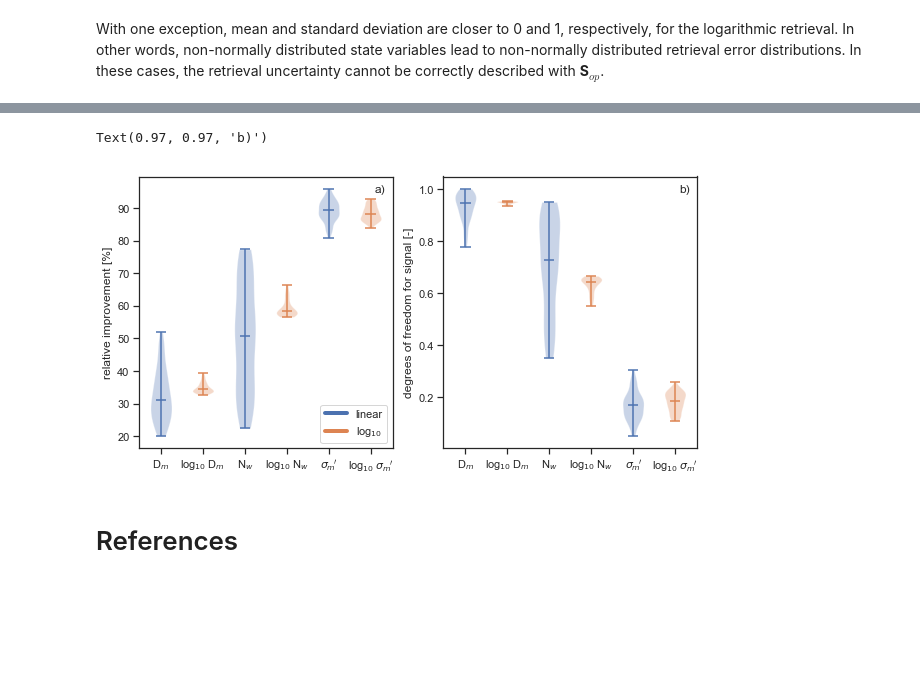
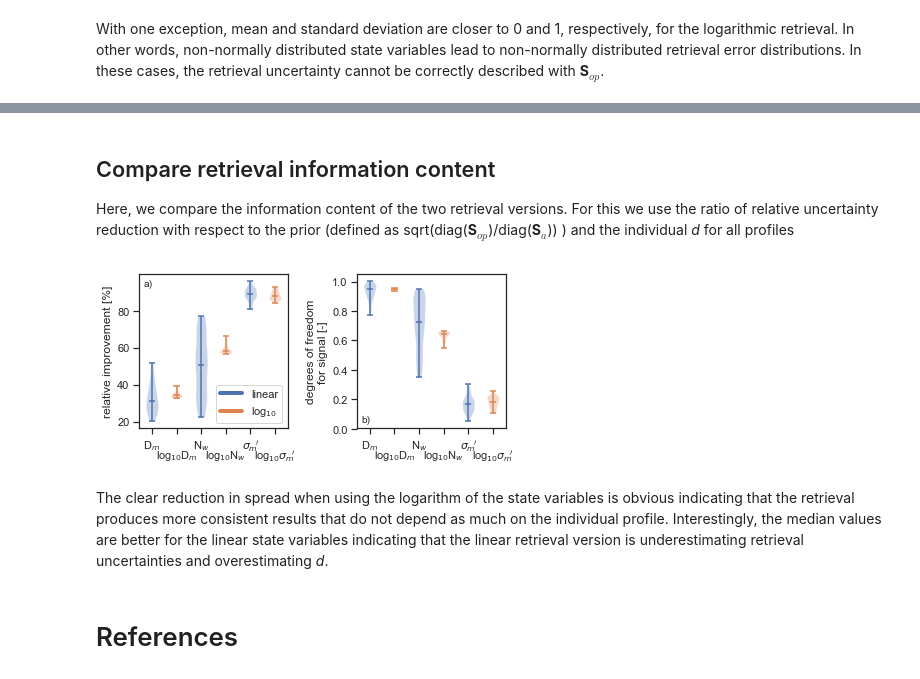
Before and after one commit to maahn/pyOptimalEstimation_examples, a Jupyter notebook: Supplement B - DSD retrieval.ipynb, the cells around one changed output, grey strips where cells are left out. Saved outputs shown, nothing was run; the diff lists cells and outputs as text; code cells hidden in the pictures; blank space fills up the shorter version.

Commit message:
Manuscript version 20200130a & clean up

```diff
--- a/Supplement B - DSD retrieval.ipynb
+++ b/Supplement B - DSD retrieval.ipynb
@@ -81,7 +76,9 @@ reload(supporting_routines)
 
 In order to load the required prior data set, we load the Huntsville data set of Williams et al. (2014) from a netCDF file using xarray:
 # %%
-rainDat = xr.open_dataset('data/huntsville_parameters.nc')[['Dm','Nw','Smprime']]
+rainDat = xr.open_dataset('data/huntsville_parameters.nc')[[
+    'Dm', 'Nw', 'Smprime'
+]]
 # %% [markdown]
 and add logarithmic variables with
 # %%
@@ -131,18 +128,16 @@ for kk in range(3):
     ]):
 
         x_var = x_vars[kk]
-        data = (rainDat_training[x_var] - np.mean(rainDat_training[x_var])) / np.std(rainDat_training[x_var] )
+        data = (rainDat_training[x_var] - np.mean(
+            rainDat_training[x_var])) / np.std(rainDat_training[x_var])
         (osm, osr), (slope, intercept, r) = stats.probplot(
-            data,
-            dist="norm",
-            plot=sps[kk, ii],
-            fit=True,
-            rvalue=False)
+            data, dist="norm", plot=sps[kk, ii], fit=True, rvalue=False)
 
         sps[kk, ii].set_title('')
         if kk == 0:
-            sps[kk, ii].set_title('%s) Prior data set: %s $\mathbf{x}$'%(abc[ii], x_name), loc='left')
-
+            sps[kk, ii].set_title(
+                '%s) Prior data set: %s $\mathbf{x}$' % (abc[ii], x_name),
+                loc='left')
 
         sps[kk, ii].text(
             0.05,
@@ -162,5 +157,4 @@ for kk in range(3):
         jj += 1
 
 fig.subplots_adjust(hspace=0)
-# fig.savefig('Figure4.1.pdf')
 # %% [output]
@@ -606,7 +634,10 @@ for yy, key in enumerate(resultsOE.keys()):
 
         sps[kk, yy].set_title('')
         if kk == 0:
-            sps[kk, yy].set_title('%s) Posterior data set: %s $\mathbf{x}$'%(abc[yy+2], key.split(' ')[0]), loc='left')
+            sps[kk, yy].set_title(
+                '%s) Posterior data set: %s $\mathbf{x}$' %
+                (abc[yy + 2], key.split(' ')[0]),
+                loc='left')
 
         sps[kk, yy].text(
             0.95,
@@ -617,7 +648,6 @@ for yy, key in enumerate(resultsOE.keys()):
             verticalalignment='bottom',
             transform=sps[kk, yy].transAxes)
 
-
         if kk < 2:
             sps[kk, yy].set_xlabel("")
         sps[kk, yy].set_ylabel("")
@@ -625,7 +655,6 @@ for yy, key in enumerate(resultsOE.keys()):
         jj += 1
 
 fig.subplots_adjust(hspace=0)
-fig.savefig('Figure4.2.pdf')
 # %% [output]
 Linear ZW Dm 0.07109275362752564 0.7016137474506298
 Linear ZW Nw -0.2303709216476416 0.6794944463667899
@@ -676,44 +668,53 @@ dat
+# %% [markdown]
+## Compare retrieval information content
+
+Here, we compare the information content of the two retrieval versions. For this we use the ratio of relative uncertainty reduction with respect to the prior (defined as sqrt(diag(**S**$_{op}$)/diag(**S**$_a$)) ) and the individual *d* for all profiles
 # %%
 
-fig, [ax1, ax2] = plt.subplots(ncols = 2, figsize=(10,5))
+fig, [ax1, ax2] = plt.subplots(ncols = 2, figsize=(6,3))
 positions = np.array([0,2,4])
 
 
 
 for yy, key in enumerate(resultsOE.keys()):
 
     thisOE = resultsOE[key].where((resultsOE[key].chi2value < resultsOE[key].chi2critical).all('chi2test'))
 
     dat = (thisOE['x_op_err']/thisOE['x_a_err']).to_pandas().dropna() * 100
     ax1.violinplot(dat.T, positions = positions+yy, showmedians=True)
 
 
     dat = (thisOE['dgf_x']).to_pandas().dropna()
     ax2.violinplot(dat.T, positions = positions+yy, showmedians=True)
 
 
 cols = ['Dm', 'Dm_log10', 'Nw', 'Nw_log10', 'Smprime', 'Smprime_log10']
 labels = []
 for tt in cols:
-    labels.append(supporting_routines.niceKeys[tt])
+    labels.append(supporting_routines.niceKeys[tt].replace('log','\nlog'))
 ax2.set_xticks(range(6))
 ax2.set_xticklabels(labels)
 ax1.set_xticks(range(6))
 ax1.set_xticklabels(labels)
 
 ax1.set_ylabel('relative improvement [%]')
-ax2.set_ylabel('degrees of freedom for signal [-]')
+ax2.set_ylabel('degrees of freedom\nfor signal [-]')
 
 custom_lines = [matplotlib.lines.Line2D([0], [0], color='C0', lw=4),
                 matplotlib.lines.Line2D([0], [0], color='C1', lw=4),
                ]
 
 ax1.legend(custom_lines, ['linear', 'log$_{10}$'], loc='lower right')
-ax1.text(0.97, 0.97, 'a)', horizontalalignment='right', verticalalignment='top', transform = ax1.transAxes)
-ax2.text(0.97, 0.97, 'b)', horizontalalignment='right', verticalalignment='top', transform = ax2.transAxes)
+ax1.text(0.03, 0.97, 'a)', horizontalalignment='left', verticalalignment='top', transform = ax1.transAxes)
+ax2.text(0.03, 0.03, 'b)', horizontalalignment='left', verticalalignment='bottom', transform = ax2.transAxes)
+
+plt.tight_layout()
+plt.savefig('Figure4.png', dpi=200)
+plt.savefig('Figure4.pdf')
 # %% [output]
-Text(0.97, 0.97, 'b)')
-[figure, old version]
+[figure, new version]
+# %% [markdown]
+The clear reduction in spread when using the logarithm of the state variables is obvious indicating that the retrieval produces more consistent results that do not depend as much on the individual profile. Interestingly, the median values are better for the linear state variables indicating that the linear retrieval version is underestimating retrieval uncertainties and overestimating *d*.
 # %% [markdown]
 # References
 # %% [markdown]
```
Also changed, not shown: parts of 46 cells of this notebook, 6 other files.
